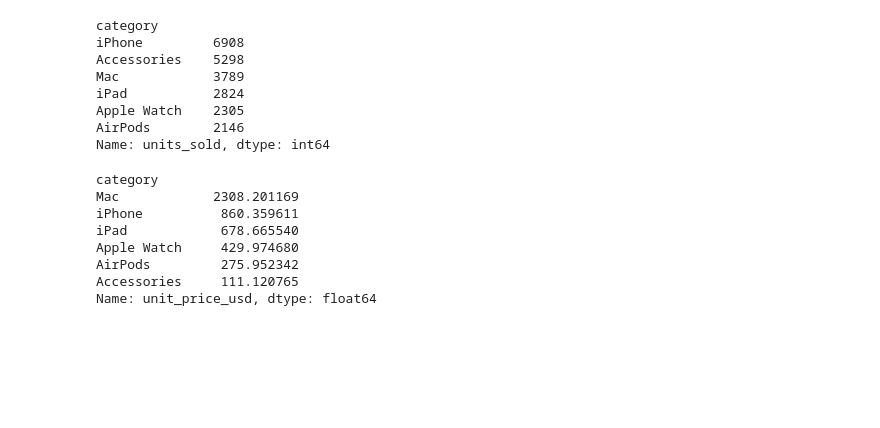
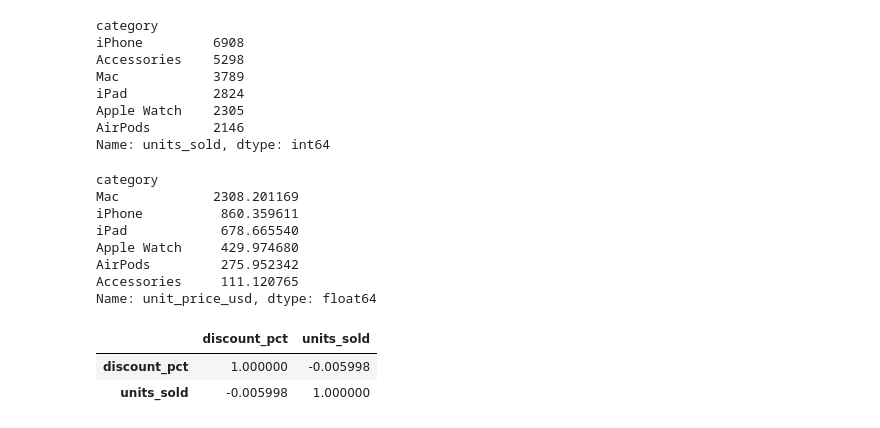
Before and after one commit to aahannigamofficial/AppleSalesAnalysisKaggle, a Jupyter notebook: apple.ipynb, the cells around one changed output. Cells and saved outputs as stored; diff of their text form; code cells hidden in the pictures; blank space fills up the shorter version.

```diff
--- a/apple.ipynb
+++ b/apple.ipynb
@@ -114,3 +114,9 @@ Apple Watch     429.974680
 AirPods         275.952342
 Accessories     111.120765
 Name: unit_price_usd, dtype: float64
+# %%
+df[['discount_pct', 'units_sold']].corr()
+# %% [output]
+|  | discount_pct | units_sold |
+| discount_pct | 1.000000 | -0.005998 |
+| units_sold | -0.005998 | 1.000000 |
```
Also changed, not shown: parts of 13 cells of this notebook.
